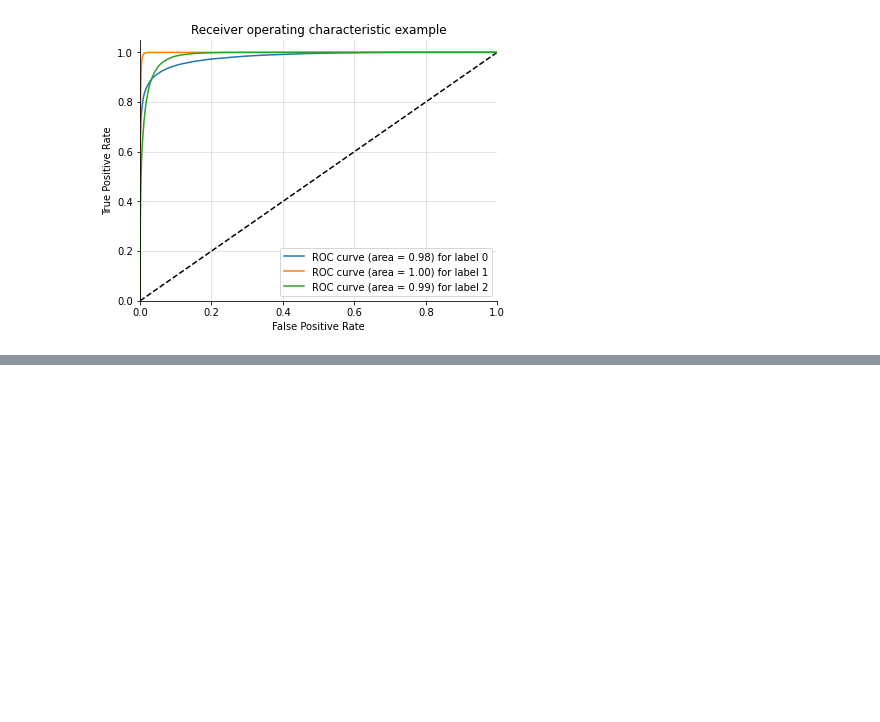
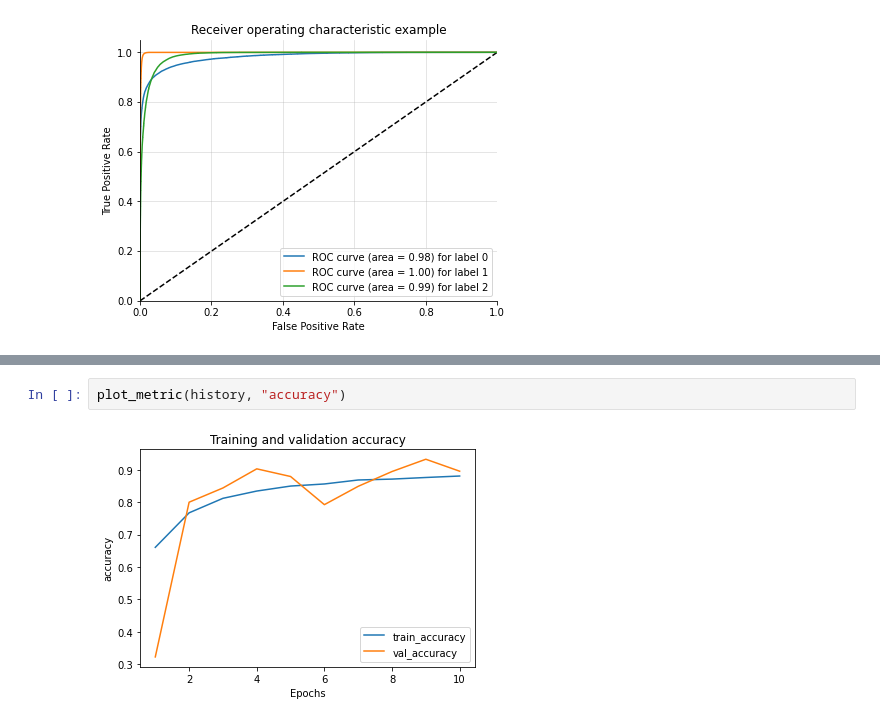
Before and after one commit to sydney-machine-learning/deeplearning_alteration_zones, a Jupyter notebook: Alteration_Zones.ipynb, the cells around one changed output, grey strips where cells are left out. Saved outputs shown, nothing was run; the diff lists cells and outputs as text; blank space fills up the shorter version.

```diff
--- a/Alteration_Zones.ipynb
+++ b/Alteration_Zones.ipynb
@@ -584,0 +669,4 @@ plot_AUC_ROC(model, reshaped_test_x, test_y, 3)
+# %%
+plot_metric(history, "accuracy")
+# %% [output]
+[figure, added]
```
Also changed, not shown: parts of 29 cells of this notebook, 58 other files.
